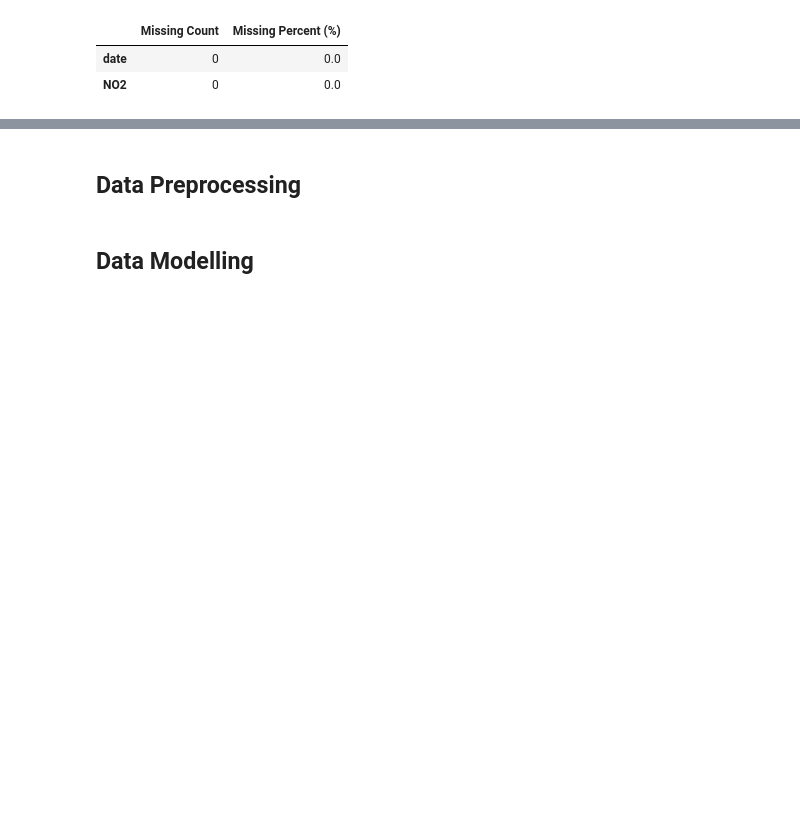
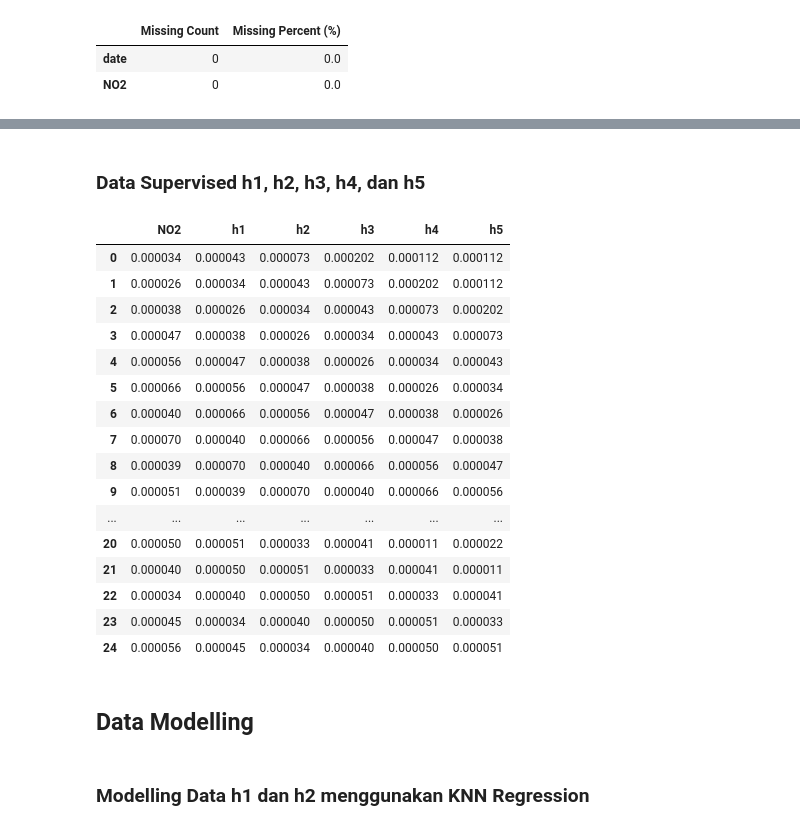
Before and after one commit to IlhamGd/PSD, a Jupyter notebook: _sources/Forecasting.ipynb, the cells around one changed output, grey strips where cells are left out. Cells and saved outputs as stored; diff of their text form; code cells hidden in the pictures; blank space fills up the shorter version.

```diff
--- a/_sources/Forecasting.ipynb
+++ b/_sources/Forecasting.ipynb
@@ -228,0 +248,5 @@ missing_table
+# %%
+h2 = new_df
+h3 = new_df
+h4 = new_df
+h5 = new_df
@@ -228,0 +255,10 @@ missing_table
+# %%
+h2 = h2.drop(columns=['date'])
+hari = 2
+
+for i in range(1, hari + 1):
+    names = f"h{i}"
+    h2[names] = h2['NO2'].shift(i)
+
+h2 = h2.dropna().reset_index(drop=True)
+h2
@@ -228,0 +285,10 @@ missing_table
+# %%
+h3 = h3.drop(columns=['date'])
+hari = 3
+
+for i in range(1, hari + 1):
+    names = f"h{i}"
+    h3[names] = h3['NO2'].shift(i)
+
+h3 = h3.dropna().reset_index(drop=True)
+h3
@@ -228,0 +315,10 @@ missing_table
+# %%
+h4 = h4.drop(columns=['date'])
+hari = 4
+
+for i in range(1, hari + 1):
+    names = f"h{i}"
+    h4[names] = h4['NO2'].shift(i)
+
+h4 = h4.dropna().reset_index(drop=True)
+h4
@@ -229,4 +343,35 @@ missing_table
+# %% [markdown]
+### Data Supervised h1, h2, h3, h4, dan h5
+# %%
+h5 = h5.drop(columns=['date'])
+hari = 5
+
+for i in range(1, hari + 1):
+    names = f"h{i}"
+    h5[names] = h5['NO2'].shift(i)
+
+h5 = h5.dropna().reset_index(drop=True)
+h5
+# %% [output]
+|  | NO2 | h1 | h2 | h3 | h4 | h5 |
+| 0 | 0.000034 | 0.000043 | 0.000073 | 0.000202 | 0.000112 | 0.000112 |
+| 1 | 0.000026 | 0.000034 | 0.000043 | 0.000073 | 0.000202 | 0.000112 |
+| 2 | 0.000038 | 0.000026 | 0.000034 | 0.000043 | 0.000073 | 0.000202 |
+| 3 | 0.000047 | 0.000038 | 0.000026 | 0.000034 | 0.000043 | 0.000073 |
+| 4 | 0.000056 | 0.000047 | 0.000038 | 0.000026 | 0.000034 | 0.000043 |
+| 5 | 0.000066 | 0.000056 | 0.000047 | 0.000038 | 0.000026 | 0.000034 |
+| 6 | 0.000040 | 0.000066 | 0.000056 | 0.000047 | 0.000038 | 0.000026 |
+| 7 | 0.000070 | 0.000040 | 0.000066 | 0.000056 | 0.000047 | 0.000038 |
+| 8 | 0.000039 | 0.000070 | 0.000040 | 0.000066 | 0.000056 | 0.000047 |
+| 9 | 0.000051 | 0.000039 | 0.000070 | 0.000040 | 0.000066 | 0.000056 |
+| ... | ... | ... | ... | ... | ... | ... |
+| 20 | 0.000050 | 0.000051 | 0.000033 | 0.000041 | 0.000011 | 0.000022 |
+| 21 | 0.000040 | 0.000050 | 0.000051 | 0.000033 | 0.000041 | 0.000011 |
+| 22 | 0.000034 | 0.000040 | 0.000050 | 0.000051 | 0.000033 | 0.000041 |
+| 23 | 0.000045 | 0.000034 | 0.000040 | 0.000050 | 0.000051 | 0.000033 |
+| 24 | 0.000056 | 0.000045 | 0.000034 | 0.000040 | 0.000050 | 0.000051 |
 # %% [markdown]
-## Data Preprocessing
+
+## Data Modelling
-# %% [markdown]
-## Data Modelling
+# %% [markdown]
+### Modelling Data h1 dan h2 menggunakan KNN Regression
```
Also changed, not shown: parts of 24 cells of this notebook, 4 other files.
